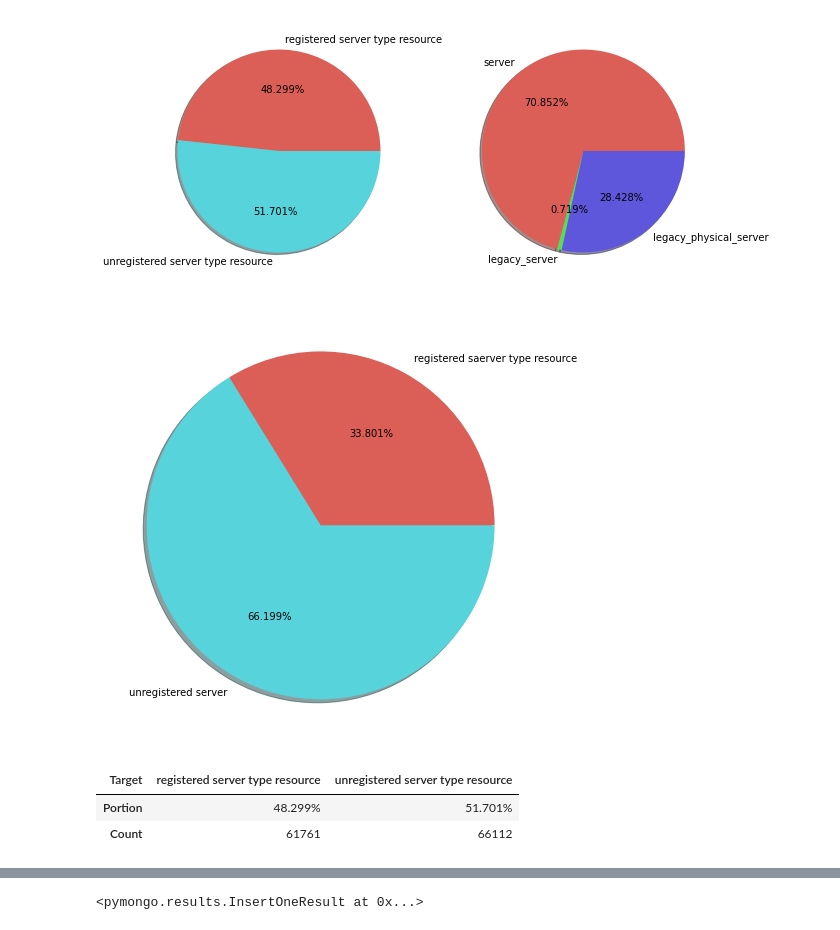
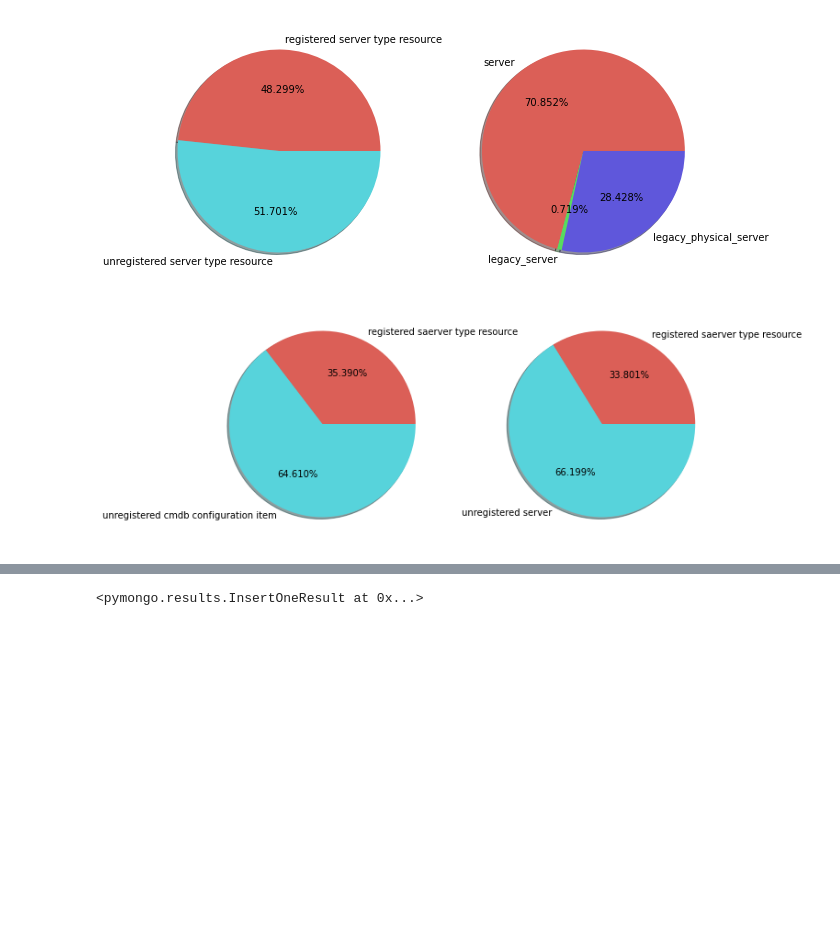
Before and after one commit to 2jimoo/statistics_with_mongodb_s3_papermill_k8s, a Jupyter notebook: pymongo_registration_rate.ipynb, the cells around one changed output, grey strips where cells are left out. Saved outputs shown, nothing was run; the diff lists cells and outputs as text; code cells hidden in the pictures; blank space fills up the shorter version.

Commit message:
export report and save to DB

```diff
--- a/pymongo_registration_rate.ipynb
+++ b/pymongo_registration_rate.ipynb
@@ -20,6 +20,7 @@ total_resource_count = db.resource.count_documents({
          "$in":['server','legacy-server','legacy-physical-server']
     }
 })
+total_cmdb_count = db.cmdbConfigurationItem.count_documents({})
 total_server_count = db.server.count_documents({})
 # %%
 print(total_resource_count)
@@ -87,10 +88,17 @@ result2 = plt.pie(values2,labels=labels2, autopct='%.3f%%', colors = colors2, sh
 # %%
 plt.figure(figsize=(10,8))
 
-values3 = [registered_server_count, total_server_count-registered_server_count]
-labels3 = ["registered saerver type resource", "unregistered server"]
+plt.subplot(1,2,1)
+values3 = [registered_server_count, total_cmdb_count-registered_server_count]
+labels3 = ["registered saerver type resource", "unregistered cmdb configuration item"]
 colors3 = sns.color_palette('hls',len(labels3))
 result3 = plt.pie(values3,labels=labels3, autopct='%.3f%%', colors = colors3, shadow=True)
+
+plt.subplot(1,2,2)
+values4 = [registered_server_count, total_server_count-registered_server_count]
+labels4 = ["registered saerver type resource", "unregistered server"]
+colors4 = sns.color_palette('hls',len(labels4))
+result4 = plt.pie(values4,labels=labels4, autopct='%.3f%%', colors = colors3, shadow=True)
 # %% [output]
-[figure, old version]
+[figure, new version]
 # %%
@@ -113,7 +122,0 @@ report3, report_title3= save_portion_and_count_frame(result3, labels3, values3,
-# %%
-report1=report1.set_index("Target").transpose()
-report1.head()
-# %% [output]
-| Target | registered server type resource | unregistered server type resource |
-| Portion | 48.299% | 51.701% |
-| Count | 61761 | 66112 |
```
Also changed, not shown: parts of 7 cells of this notebook, 1 other file.
